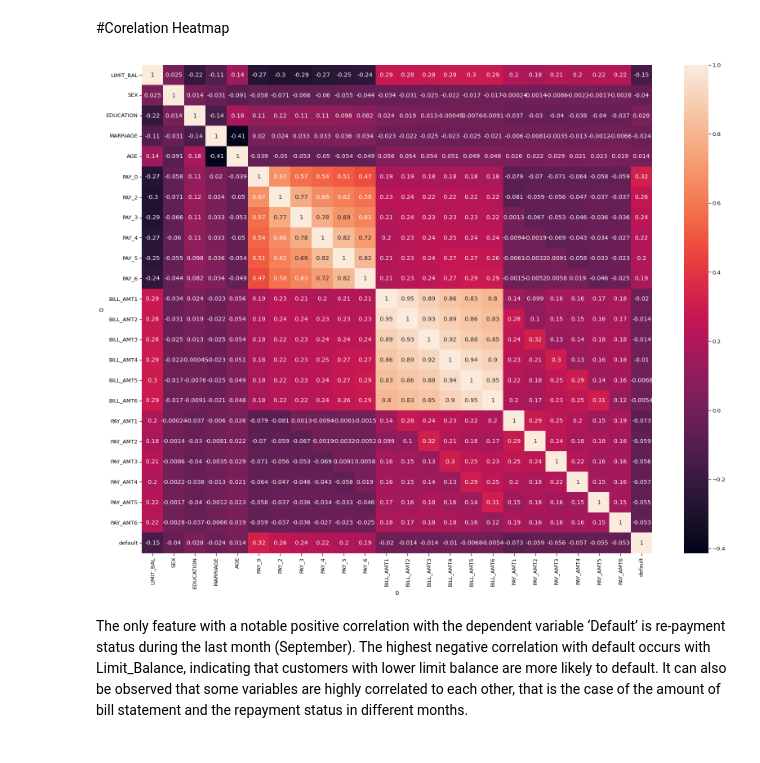
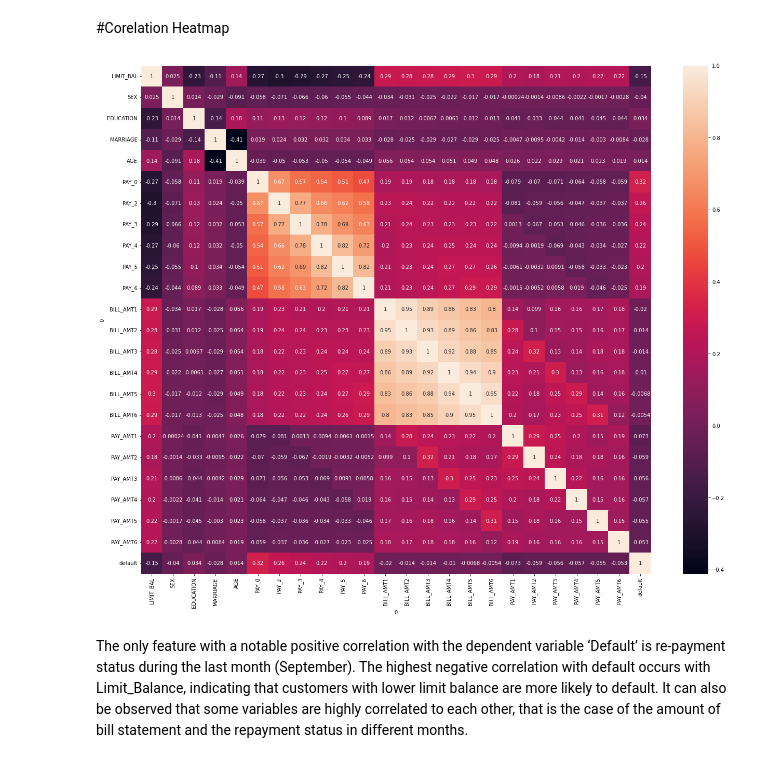
Before and after one commit to shakib68/credit-card-capstone3, a Jupyter notebook: Copy_of_Credit_Card_Default_Prediction_Capstone_Project.ipynb, the cells around one changed output. Saved outputs shown, nothing was run; the diff lists cells and outputs as text; code cells hidden in the pictures.

```diff
--- a/Copy_of_Credit_Card_Default_Prediction_Capstone_Project.ipynb
+++ b/Copy_of_Credit_Card_Default_Prediction_Capstone_Project.ipynb
@@ -214,10 +219,10 @@ array(['1', '2', '3', '0'], dtype=object)
 # %% [markdown]
 #Corelation Heatmap
 # %%
-plt.figure(figsize=(28,22))
+plt.figure(figsize=(22,18))
 sns.heatmap(df.corr(),annot=True)
 plt.show()
 # %% [output]
-[figure, old version]
+[figure, new version]
 # %% [markdown]
 The only feature with a notable positive correlation with the dependent variable ‘Default’ is re-payment status during the last month (September). The highest negative correlation with default occurs with Limit_Balance, indicating that customers with lower limit balance are more likely to default. It can also be observed that some variables are highly correlated to each other, that is the case of the amount of bill statement and the repayment status in different months.
```
Also changed, not shown: parts of 63 cells of this notebook.
